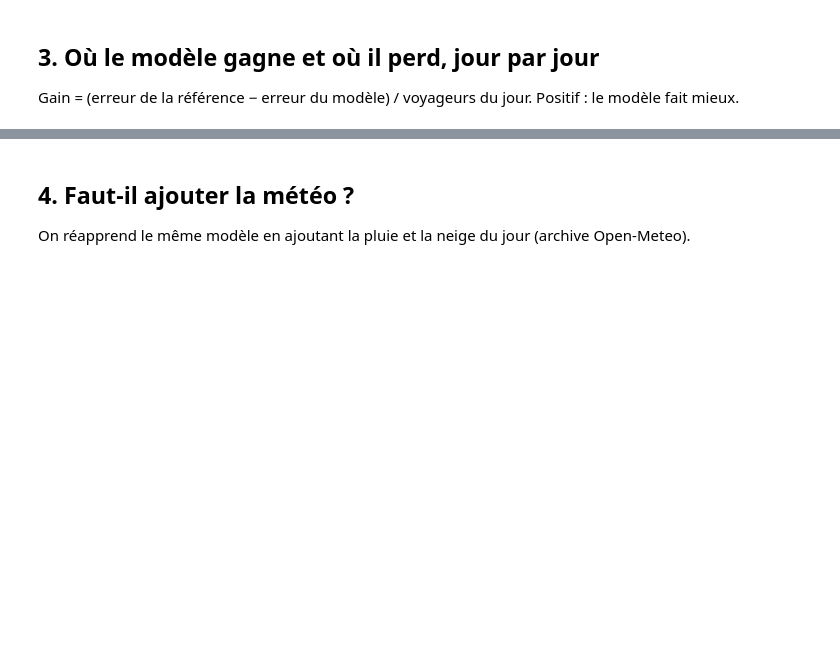
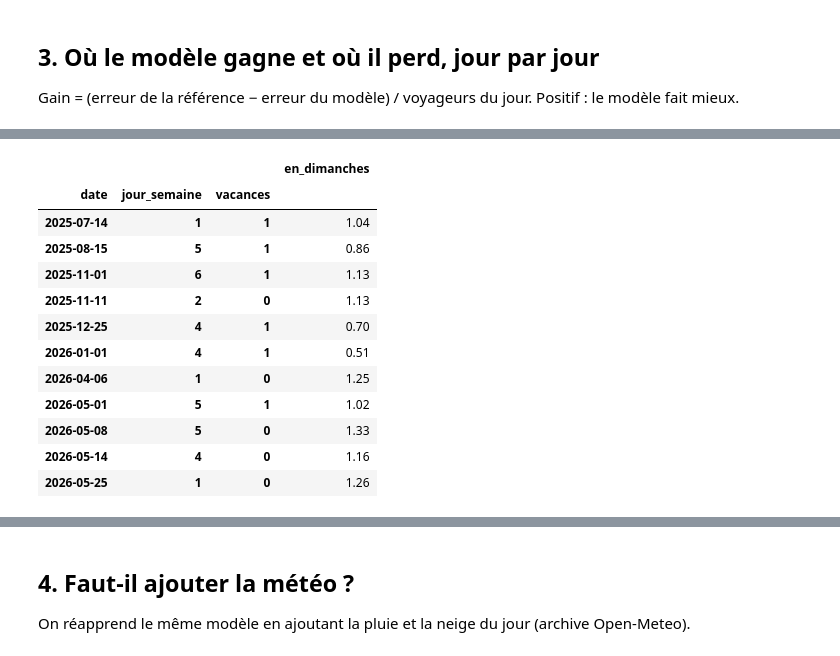
Before and after one commit to quen9669/Comptage-Train-FR, a Jupyter notebook: notebooks/03_prediction_affluence.ipynb, the cells around one changed output, grey strips where cells are left out. Cells and saved outputs as stored; diff of their text form; code cells hidden in the pictures; blank space fills up the shorter version.

```diff
--- a/notebooks/03_prediction_affluence.ipynb
+++ b/notebooks/03_prediction_affluence.ipynb
@@ -132,0 +135,21 @@ plusieurs fois.
+# %%
+habituel = (hist[hist["ferie"] == 0].groupby(["code_gare", "ligne", "tranche_horaire", "cat_jour_idfm"])
+            ["voyageurs"].median().rename("habituel").reset_index())
+dimanche = habituel[habituel["cat_jour_idfm"] == "DIJFP"].drop(columns="cat_jour_idfm")
+feries = hist[hist["ferie"] == 1].merge(dimanche, on=["code_gare", "ligne", "tranche_horaire"])
+(feries.groupby(["date", "jour_semaine", "vacances"])[["voyageurs", "habituel"]].sum()
+       .assign(en_dimanches=lambda d: (d["voyageurs"] / d["habituel"]).round(2))[["en_dimanches"]])
+# %% [output]
+|  |  |  | en_dimanches |
+| date | jour_semaine | vacances |  |
+| 2025-07-14 | 1 | 1 | 1.04 |
+| 2025-08-15 | 5 | 1 | 0.86 |
+| 2025-11-01 | 6 | 1 | 1.13 |
+| 2025-11-11 | 2 | 0 | 1.13 |
+| 2025-12-25 | 4 | 1 | 0.70 |
+| 2026-01-01 | 4 | 1 | 0.51 |
+| 2026-04-06 | 1 | 0 | 1.25 |
+| 2026-05-01 | 5 | 1 | 1.02 |
+| 2026-05-08 | 5 | 0 | 1.33 |
+| 2026-05-14 | 4 | 0 | 1.16 |
+| 2026-05-25 | 1 | 0 | 1.26 |
```
Also changed, not shown: parts of 15 cells of this notebook, 5 other files.
